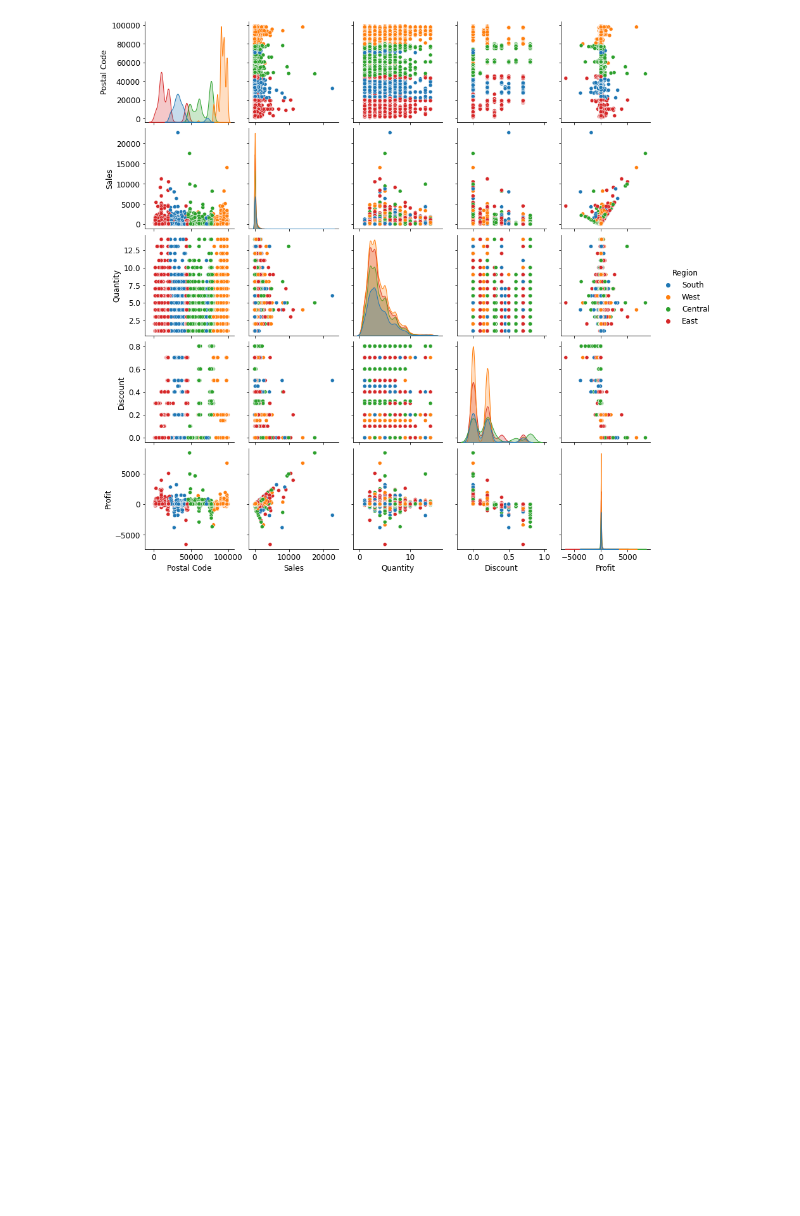
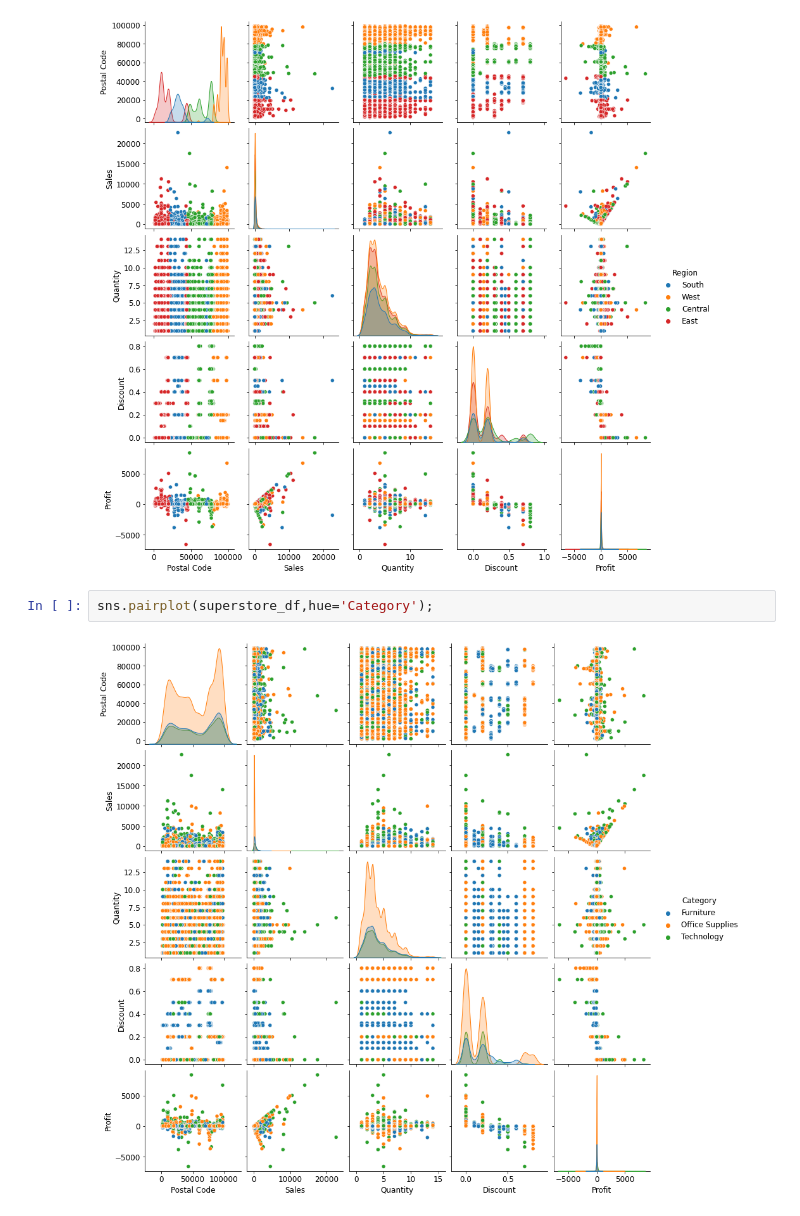
Before and after one commit to vivekkum-ar/SuperCenter-Data-EDA, a Jupyter notebook: EDA-on-superstore-dataset.ipynb, the cells around one changed output. Drawn from its saved outputs; the diff is of its cells as text; blank space fills up the shorter version.

Commit message:
Visualization: Sub-Cat. wise

```diff
--- a/EDA-on-superstore-dataset.ipynb
+++ b/EDA-on-superstore-dataset.ipynb
@@ -490,3 +490,7 @@ plt.show()
 sns.pairplot(superstore_df,hue='Region');
 # %% [output]
 [figure]
+# %%
+sns.pairplot(superstore_df,hue='Category');
+# %% [output]
+[figure, added]
```
